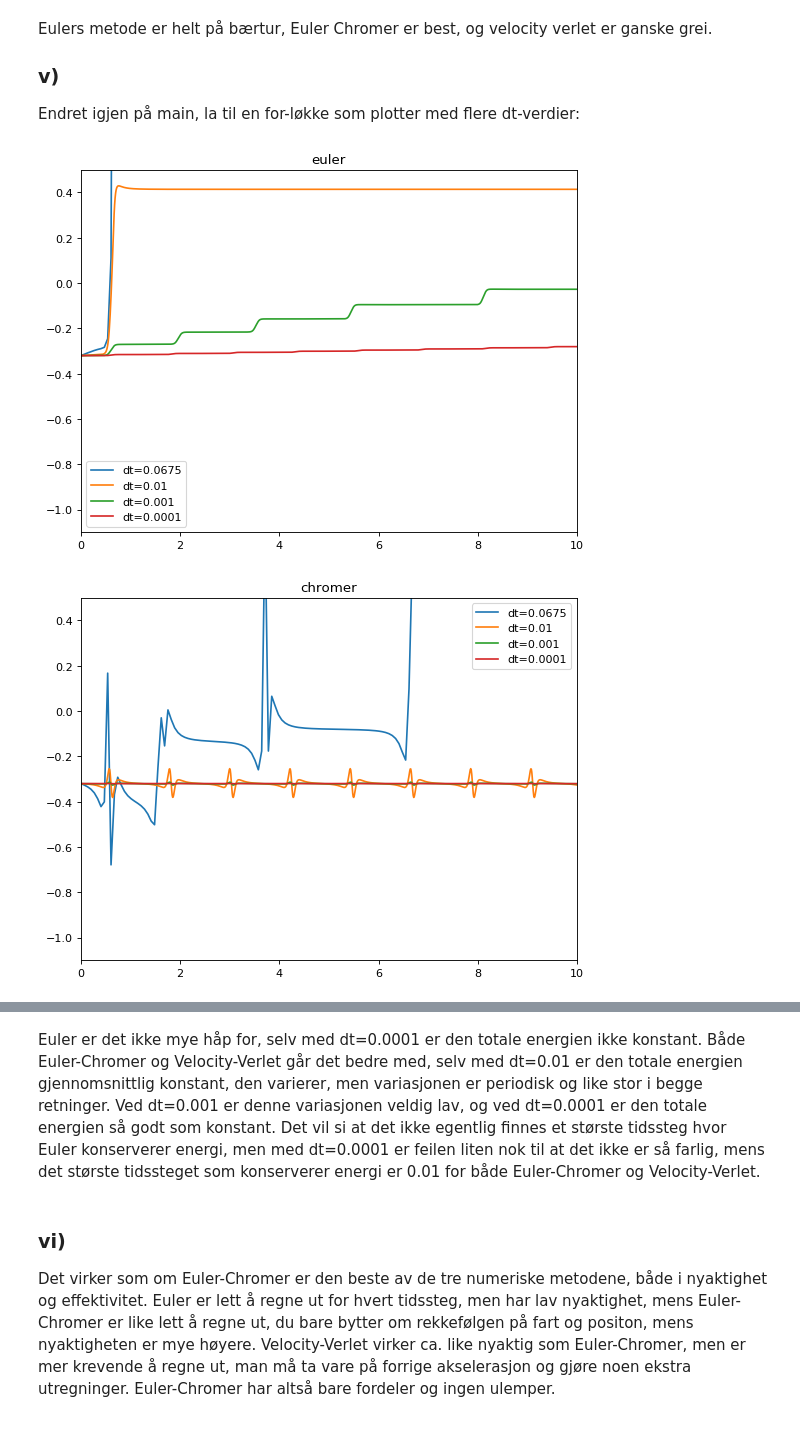
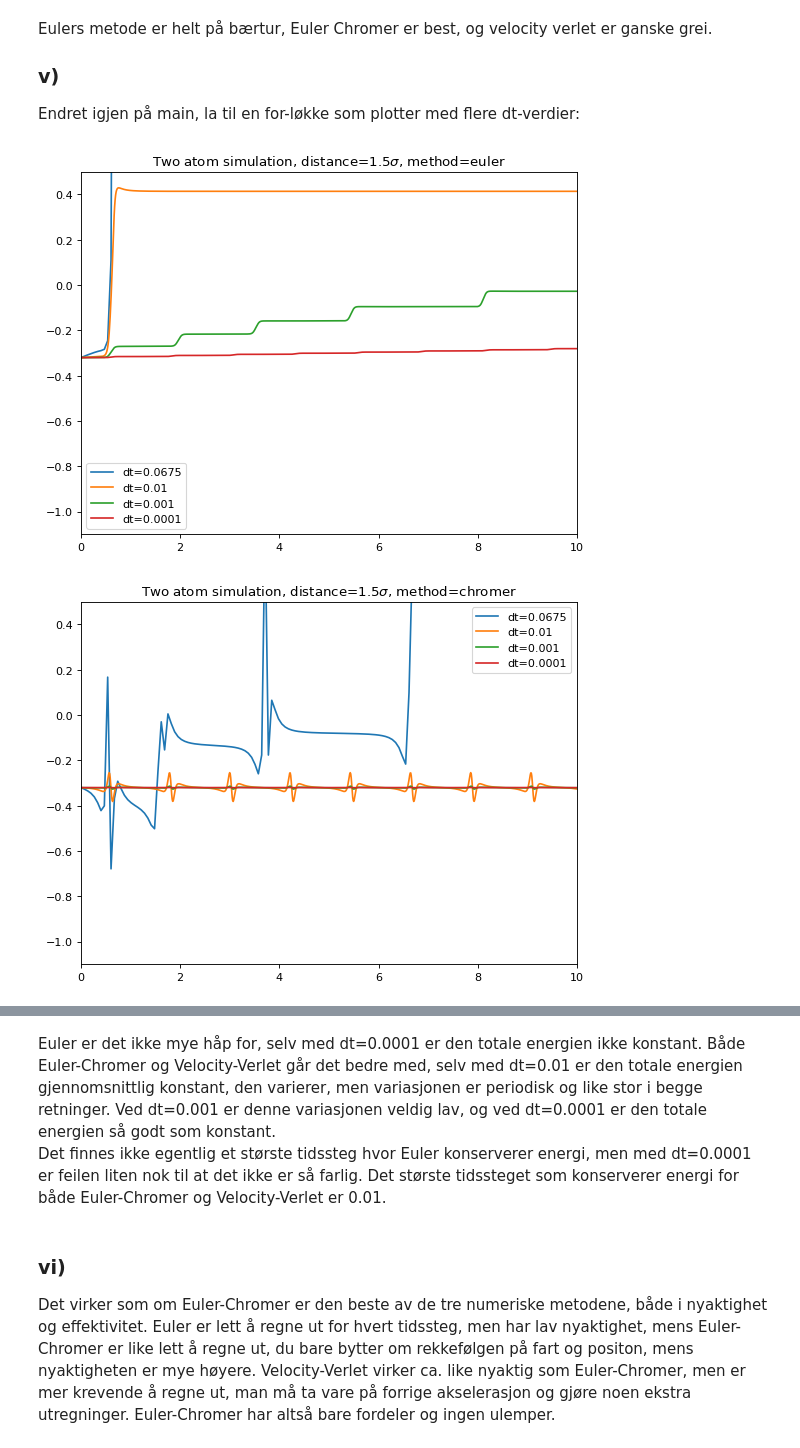
Before and after one commit to Benito1001/MolDyn, a Jupyter notebook: MolDyn.ipynb, the cells around one changed output, grey strips where cells are left out. Saved outputs shown, nothing was run; the diff lists cells and outputs as text; code cells hidden in the pictures.

```diff
--- a/MolDyn.ipynb
+++ b/MolDyn.ipynb
@@ -456,26 +456,26 @@ Endret igjen på main, la til en for-løkke som plotter med flere dt-verdier:
 # %%
 def main(method):
 	length = 10
 
 	atoms = [
 		Atom(Vector3(0, 0, 0)),
 		Atom(Vector3(1.5, 0, 0))
 	]
 
 	plt.figure(figsize=(8, 6), dpi=80)
 	tot_lists = []
 	for i, dt in enumerate([0.0675, 0.01, 0.001, 0.0001]):
 		t_list, kin_list, pot_list, tot_list = simulate([atom.copy() for atom in atoms], dt, length, method)
 		tot_lists.append(tot_list)
 		plt.plot(t_list, tot_list, label=f"dt={dt}")
 
 	plt.legend()
-	plt.title(method)
+	plt.title(f"Two atom simulation, distance=1.5$\\sigma$, method={method}")
 	plt.axis([0, length, -1.1, 0.5])
 	plt.show()
 main("euler")
 main("chromer")
 main("verlet")
 # %% [output]
-[figure, old version]
+[figure, new version]
-[figure, old version]
+[figure, new version]
@@ -483,5 +483,6 @@ main("verlet")
 # %% [markdown]
-Euler er det ikke mye håp for, selv med dt=0.0001 er den totale energien ikke konstant. Både Euler-Chromer og Velocity-Verlet går det bedre med, selv med dt=0.01 er den totale energien gjennomsnittlig konstant, den varierer, men variasjonen er periodisk og like stor i begge retninger. Ved dt=0.001 er denne variasjonen veldig lav, og ved dt=0.0001 er den totale energien så godt som konstant. Det vil si at det ikke egentlig finnes et største tidssteg hvor Euler konserverer energi, men med dt=0.0001 er feilen liten nok til at det ikke er så farlig, mens det største tidssteget som konserverer energi er 0.01 for både Euler-Chromer og Velocity-Verlet.
+Euler er det ikke mye håp for, selv med dt=0.0001 er den totale energien ikke konstant. Både Euler-Chromer og Velocity-Verlet går det bedre med, selv med dt=0.01 er den totale energien gjennomsnittlig konstant, den varierer, men variasjonen er periodisk og like stor i begge retninger. Ved dt=0.001 er denne variasjonen veldig lav, og ved dt=0.0001 er den totale energien så godt som konstant. \
+Det finnes ikke egentlig et største tidssteg hvor Euler konserverer energi, men med dt=0.0001 er feilen liten nok til at det ikke er så farlig. Det største tidssteget som konserverer energi for både Euler-Chromer og Velocity-Verlet er 0.01.
 # %% [markdown]
 ### vi)
 
```
Also changed, not shown: parts of 62 cells of this notebook, 7 other files.
